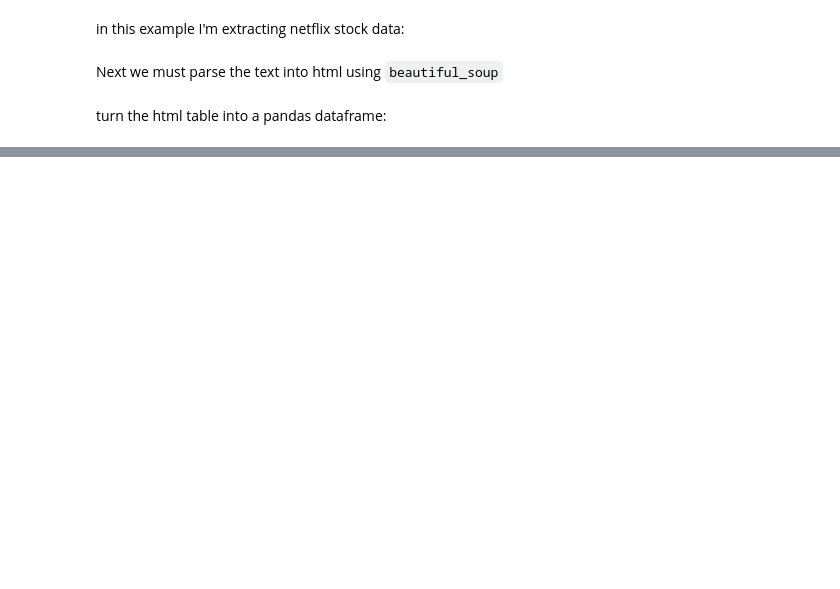
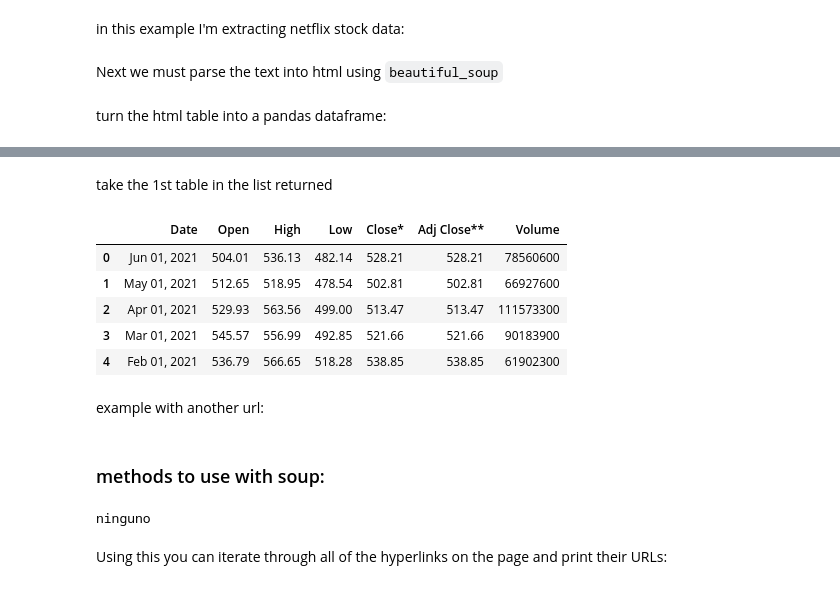
Before and after one commit to A01633793/IBM-data-science-certificate, a Jupyter notebook: Python_for_data_science/Stocks_analysis(draft).ipynb, the cells around one changed output, grey strips where cells are left out. Cells and saved outputs as stored; diff of their text form; code cells hidden in the pictures; blank space fills up the shorter version.

```diff
--- a/Python_for_data_science/Stocks_analysis(draft).ipynb
+++ b/Python_for_data_science/Stocks_analysis(draft).ipynb
@@ -214,0 +227,17 @@ for row in soup.find("tbody").find_all('tr'):
+# %%
+read_html_pandas_data = pd.read_html(str(soup))
+# %% [markdown]
+take the 1st table in the list returned
+# %%
+netflix_dataframe = read_html_pandas_data[0]
+
+netflix_dataframe.head()
+# %% [output]
+|  | Date | Open | High | Low | Close* | Adj Close** | Volume |
+| 0 | Jun 01, 2021 | 504.01 | 536.13 | 482.14 | 528.21 | 528.21 | 78560600 |
+| 1 | May 01, 2021 | 512.65 | 518.95 | 478.54 | 502.81 | 502.81 | 66927600 |
+| 2 | Apr 01, 2021 | 529.93 | 563.56 | 499.00 | 513.47 | 513.47 | 111573300 |
+| 3 | Mar 01, 2021 | 545.57 | 556.99 | 492.85 | 521.66 | 521.66 | 90183900 |
+| 4 | Feb 01, 2021 | 536.79 | 566.65 | 518.28 | 538.85 | 538.85 | 61902300 |
+# %% [markdown]
+example with another url:
@@ -214,0 +249,12 @@ for row in soup.find("tbody").find_all('tr'):
+# %% [markdown]
+### methods to use with soup:
+# %%
+#.find()
+
+#html_soup.find('body')
+if(html_soup.find('banner_ad')==None):
+    print("ninguno")
+# %% [output]
+ninguno
+# %% [markdown]
+ Using this you can iterate through all of the hyperlinks on the page and print their URLs:
```
Also changed, not shown: parts of 16 cells of this notebook, 4 other files.
